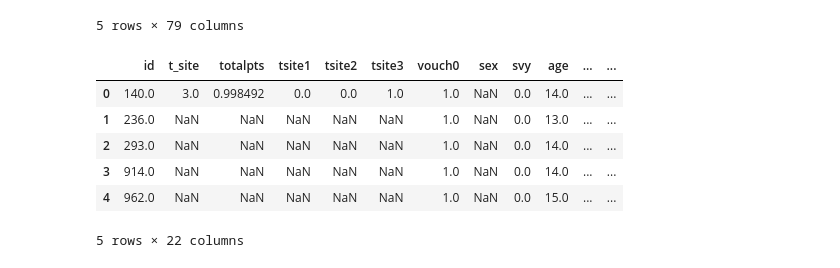
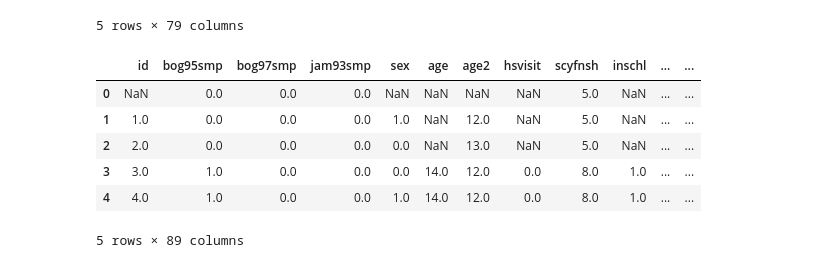
Before and after one commit to njdamstra/Econ148-Proj3, a Jupyter notebook: Nate_loads_table.ipynb, the cells around one changed output. Cells and saved outputs as stored; diff of their text form; code cells hidden in the pictures.

Commit message:
table 1 wip

```diff
--- a/Nate_loads_table.ipynb
+++ b/Nate_loads_table.ipynb
@@ -23,14 +23,14 @@ df.head()
 | 4 | 41.0 | 0.0 | 0.0 | 0.0 | 17.0 | 0.0 | 0.0 | 1.0 | 0.0 | 0.0 | ... | ... |
 5 rows × 79 columns
 # %%
-df = pd.read_stata("tab7test.dta")
+df = pd.read_stata("aerdat4.dta")
 df.head()
 # %% [output]
-|  | id | t_site | totalpts | tsite1 | tsite2 | tsite3 | vouch0 | sex | svy | age | ... | ... |
-| 0 | 140.0 | 3.0 | 0.998492 | 0.0 | 0.0 | 1.0 | 1.0 | NaN | 0.0 | 14.0 | ... | ... |
-| 1 | 236.0 | NaN | NaN | NaN | NaN | NaN | 1.0 | NaN | 0.0 | 13.0 | ... | ... |
-| 2 | 293.0 | NaN | NaN | NaN | NaN | NaN | 1.0 | NaN | 0.0 | 14.0 | ... | ... |
-| 3 | 914.0 | NaN | NaN | NaN | NaN | NaN | 1.0 | NaN | 0.0 | 14.0 | ... | ... |
-| 4 | 962.0 | NaN | NaN | NaN | NaN | NaN | 1.0 | NaN | 0.0 | 15.0 | ... | ... |
+|  | id | bog95smp | bog97smp | jam93smp | sex | age | age2 | hsvisit | scyfnsh | inschl | ... | ... |
+| 0 | NaN | 0.0 | 0.0 | 0.0 | NaN | NaN | NaN | NaN | 5.0 | NaN | ... | ... |
+| 1 | 1.0 | 0.0 | 0.0 | 0.0 | 1.0 | NaN | 12.0 | NaN | 5.0 | NaN | ... | ... |
+| 2 | 2.0 | 0.0 | 0.0 | 0.0 | 0.0 | NaN | 13.0 | NaN | 5.0 | NaN | ... | ... |
+| 3 | 3.0 | 1.0 | 0.0 | 0.0 | 0.0 | 14.0 | 12.0 | 0.0 | 8.0 | 1.0 | ... | ... |
+| 4 | 4.0 | 1.0 | 0.0 | 0.0 | 1.0 | 14.0 | 12.0 | 0.0 | 8.0 | 1.0 | ... | ... |
-5 rows × 22 columns
+5 rows × 89 columns
 # %%
```
Also changed, not shown: parts of 22 cells of this notebook, 2 other files.
